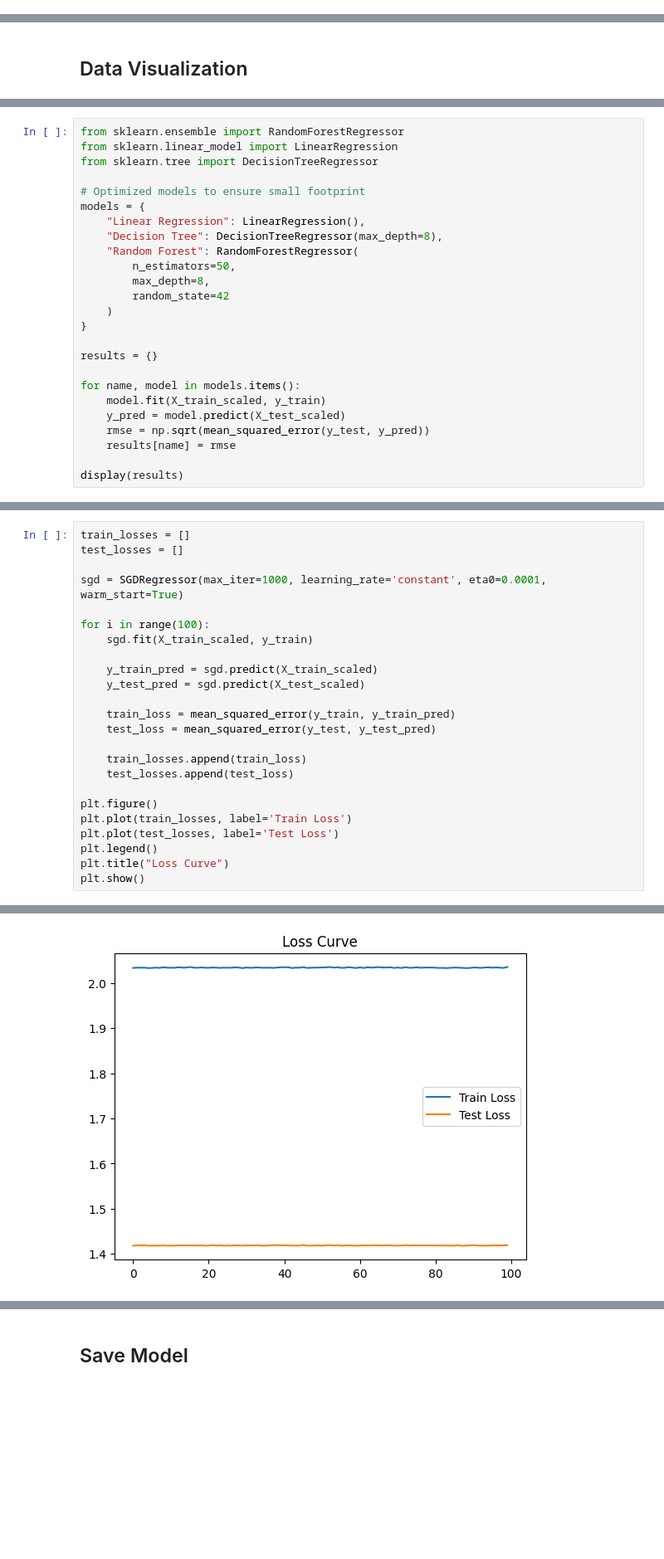
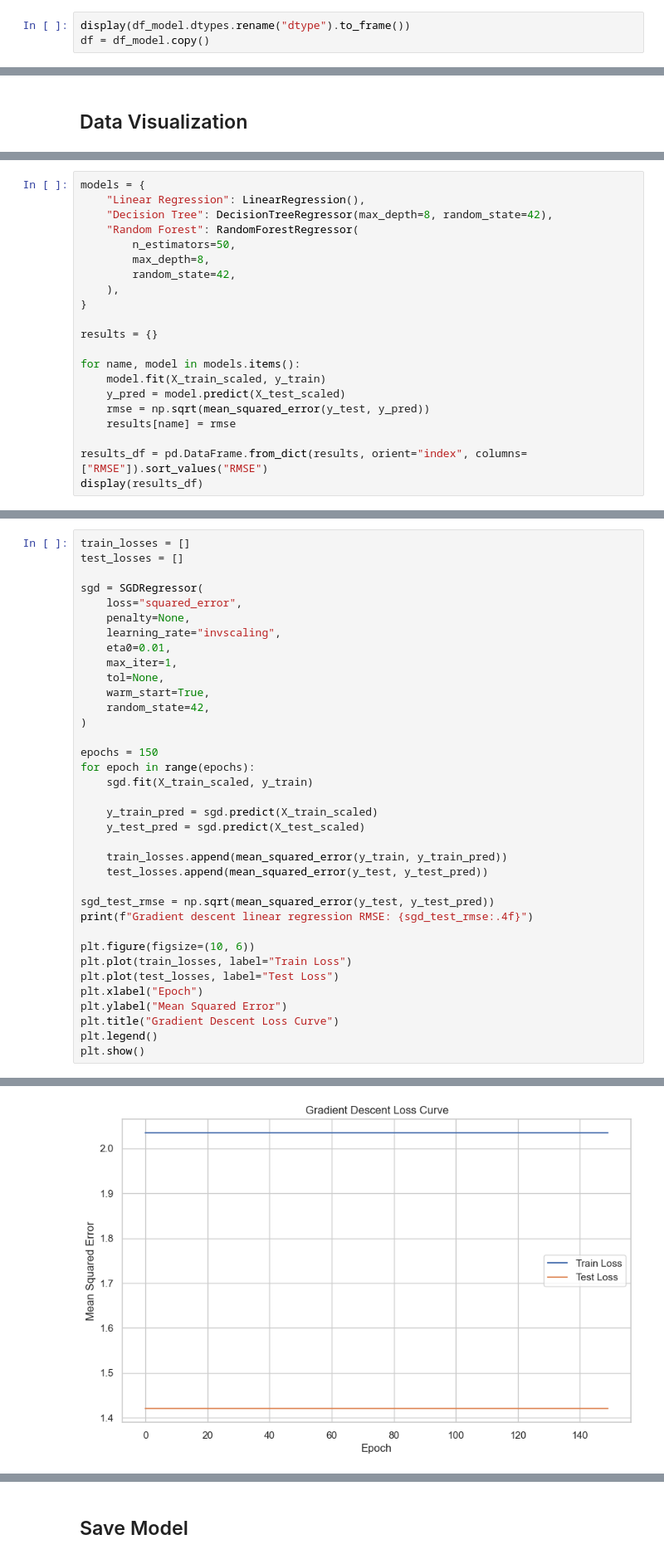
Before and after one commit to Manzi453/linear_regression_model, a Jupyter notebook: summative/linear_regression/multivariate.ipynb, the cells around one changed output, grey strips where cells are left out. Shown at 83% size. Cells and saved outputs as stored; diff of their text form; blank space fills up the shorter version.

```diff
--- a/summative/linear_regression/multivariate.ipynb
+++ b/summative/linear_regression/multivariate.ipynb
@@ -82,0 +115,3 @@ Note: DATE_TIME column was already processed or removed.
+# %%
+display(df_model.dtypes.rename("dtype").to_frame())
+df = df_model.copy()
@@ -134,17 +199,12 @@ X_test_scaled = scaler.transform(X_test)
 # %%
-from sklearn.ensemble import RandomForestRegressor
-from sklearn.linear_model import LinearRegression
-from sklearn.tree import DecisionTreeRegressor
-
-# Optimized models to ensure small footprint
 models = {
     "Linear Regression": LinearRegression(),
-    "Decision Tree": DecisionTreeRegressor(max_depth=8),
+    "Decision Tree": DecisionTreeRegressor(max_depth=8, random_state=42),
     "Random Forest": RandomForestRegressor(
         n_estimators=50,
         max_depth=8,
-        random_state=42
-    )
+        random_state=42,
+    ),
 }
 
 results = {}
@@ -155,5 +215,6 @@ for name, model in models.items():
     rmse = np.sqrt(mean_squared_error(y_test, y_pred))
     results[name] = rmse
 
-display(results)
+results_df = pd.DataFrame.from_dict(results, orient="index", columns=["RMSE"]).sort_values("RMSE")
+display(results_df)
 # %% [output]
@@ -174,24 +240,36 @@ plt.show()
 train_losses = []
 test_losses = []
 
-sgd = SGDRegressor(max_iter=1000, learning_rate='constant', eta0=0.0001, warm_start=True)
+sgd = SGDRegressor(
+    loss="squared_error",
+    penalty=None,
+    learning_rate="invscaling",
+    eta0=0.01,
+    max_iter=1,
+    tol=None,
+    warm_start=True,
+    random_state=42,
+)
 
-for i in range(100):
+epochs = 150
+for epoch in range(epochs):
     sgd.fit(X_train_scaled, y_train)
 
     y_train_pred = sgd.predict(X_train_scaled)
     y_test_pred = sgd.predict(X_test_scaled)
 
-    train_loss = mean_squared_error(y_train, y_train_pred)
-    test_loss = mean_squared_error(y_test, y_test_pred)
+    train_losses.append(mean_squared_error(y_train, y_train_pred))
+    test_losses.append(mean_squared_error(y_test, y_test_pred))
 
-    train_losses.append(train_loss)
-    test_losses.append(test_loss)
+sgd_test_rmse = np.sqrt(mean_squared_error(y_test, y_test_pred))
+print(f"Gradient descent linear regression RMSE: {sgd_test_rmse:.4f}")
 
-plt.figure()
-plt.plot(train_losses, label='Train Loss')
-plt.plot(test_losses, label='Test Loss')
+plt.figure(figsize=(10, 6))
+plt.plot(train_losses, label="Train Loss")
+plt.plot(test_losses, label="Test Loss")
+plt.xlabel("Epoch")
+plt.ylabel("Mean Squared Error")
+plt.title("Gradient Descent Loss Curve")
 plt.legend()
-plt.title("Loss Curve")
 plt.show()
 # %% [output]
@@ -198 +277 @@ plt.show()
-[figure, old version]
+[figure, new version]
```
Also changed, not shown: parts of 42 cells of this notebook, 5 other files.
